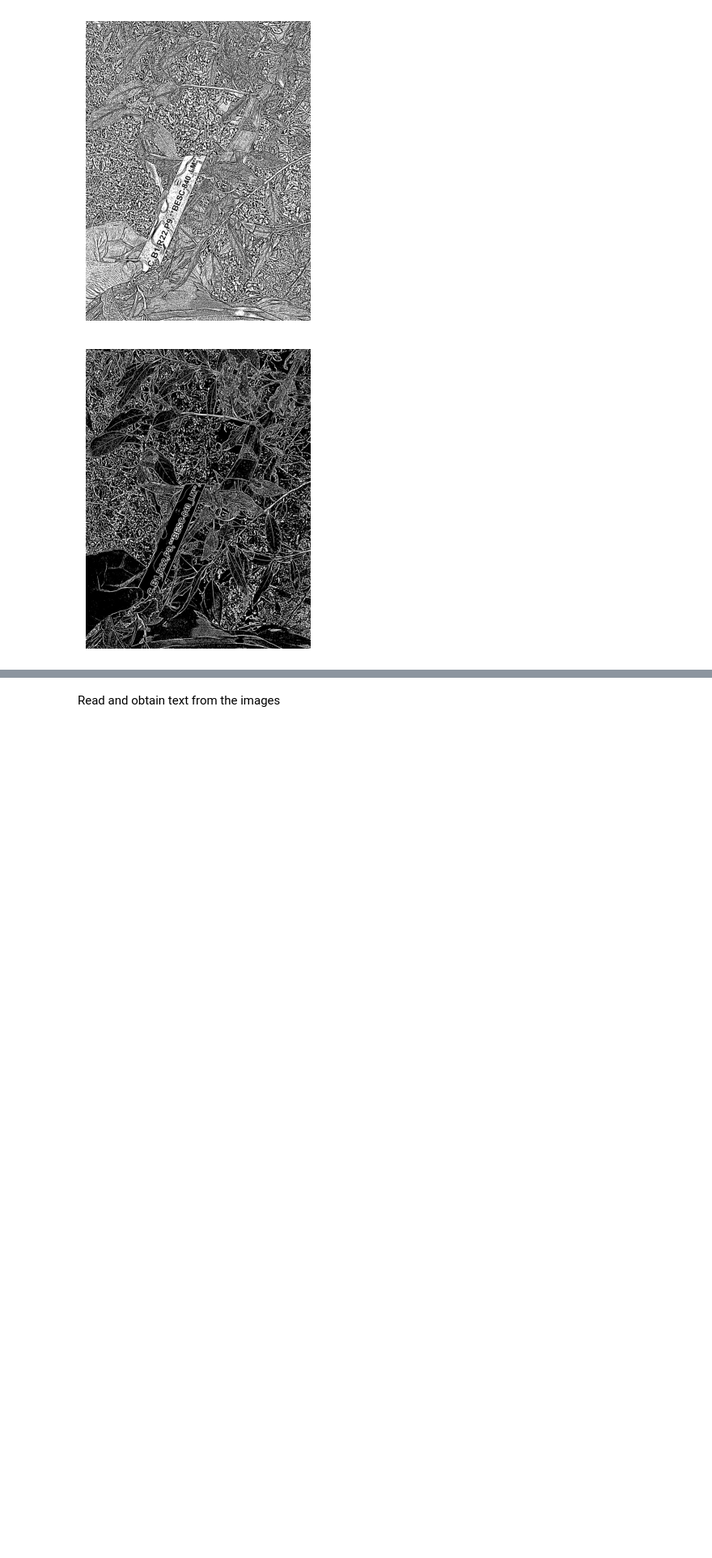
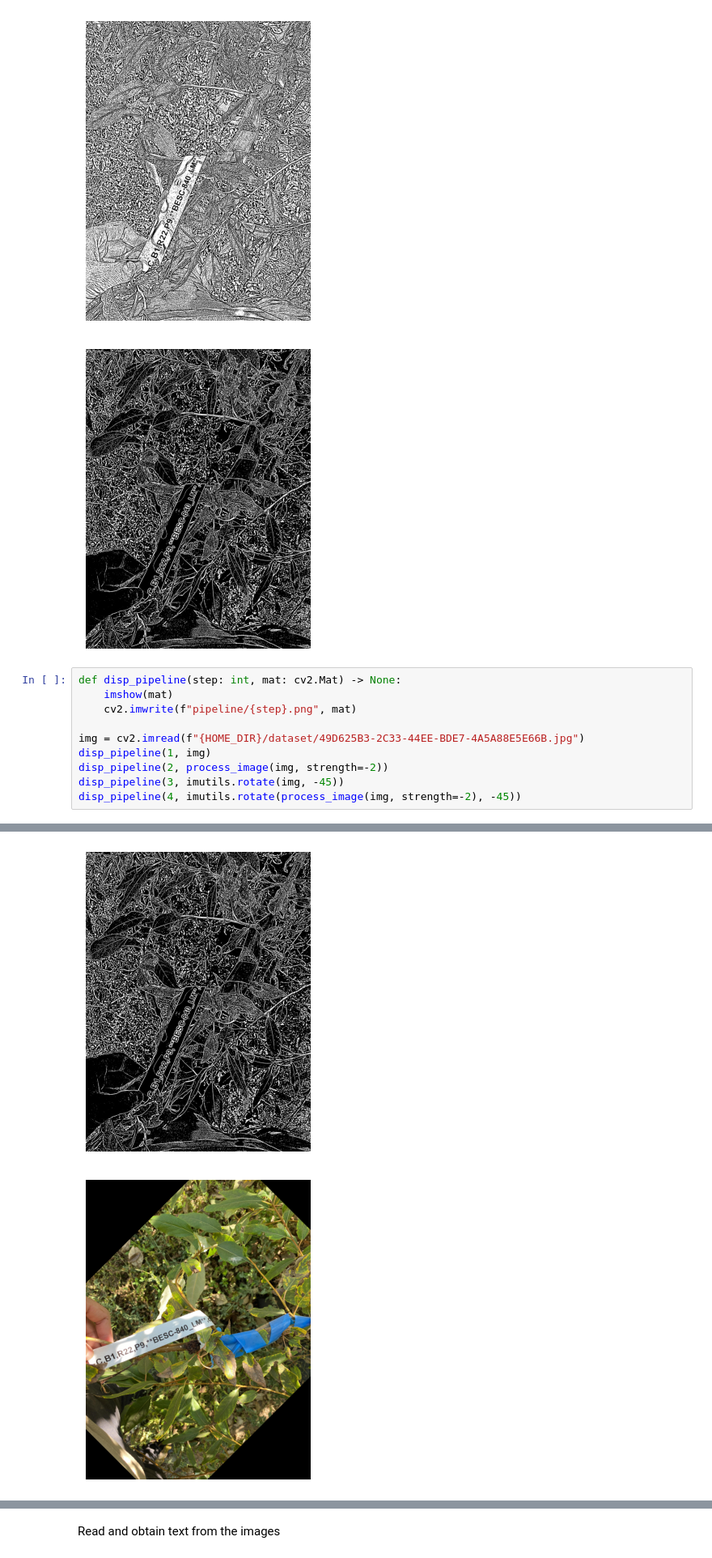
Before and after one commit to vivaansinghvi07/smoky-mountain-data-comp, a Jupyter notebook: step1/main.ipynb, the cells around one changed output, grey strips where cells are left out. Shown at 81% size. Drawn from its saved outputs; the diff is of its cells as text; blank space fills up the shorter version.

Commit message:
added pipeline for ste p1

```diff
--- a/step1/main.ipynb
+++ b/step1/main.ipynb
@@ -55,3 +55,14 @@ test(f"{HOME_DIR}/dataset/49D625B3-2C33-44EE-BDE7-4A5A88E5E66B.jpg")
 [figure]
 [figure]
 [figure]
+# %%
+def disp_pipeline(step: int, mat: cv2.Mat) -> None:
+    imshow(mat)
+    cv2.imwrite(f"pipeline/{step}.png", mat)
+
+img = cv2.imread(f"{HOME_DIR}/dataset/49D625B3-2C33-44EE-BDE7-4A5A88E5E66B.jpg")
+disp_pipeline(1, img)
+disp_pipeline(2, process_image(img, strength=-2))
+disp_pipeline(3, imutils.rotate(img, -45))
+disp_pipeline(4, imutils.rotate(process_image(img, strength=-2), -45))
+# %% [output]
@@ -57,0 +70,2 @@ test(f"{HOME_DIR}/dataset/49D625B3-2C33-44EE-BDE7-4A5A88E5E66B.jpg")
+[figure, added]
+[figure, added]
```
Also changed, not shown: parts of 1 cell of this notebook, 4 other files.
